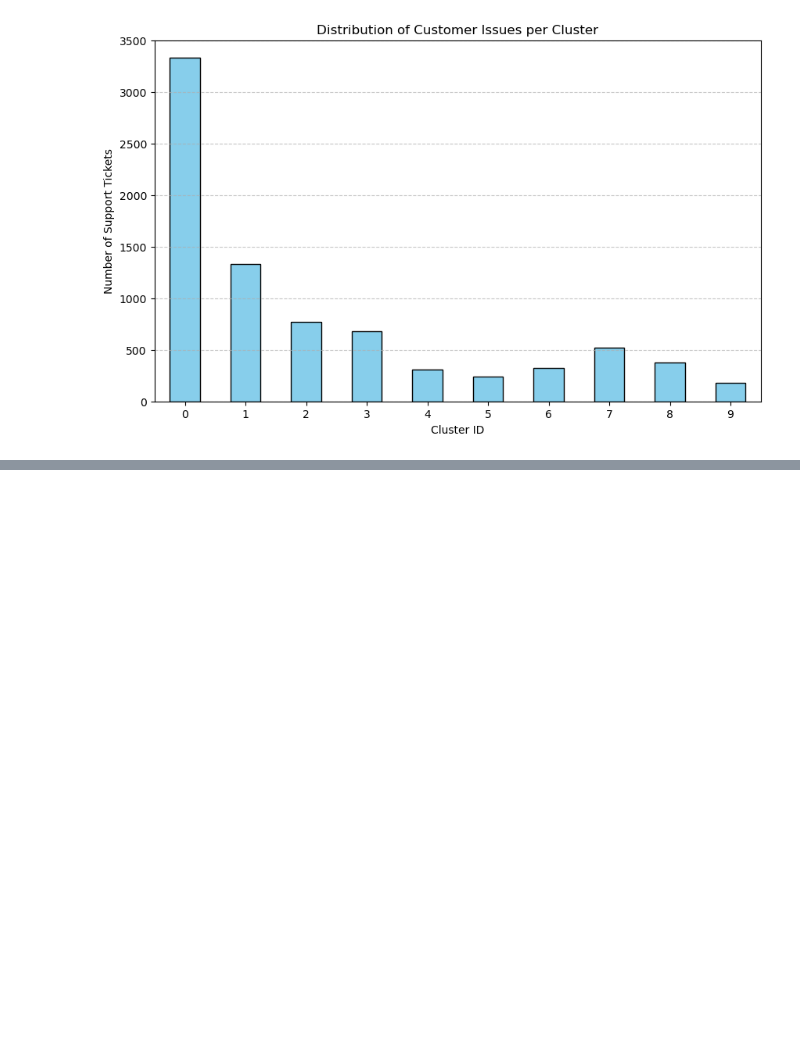
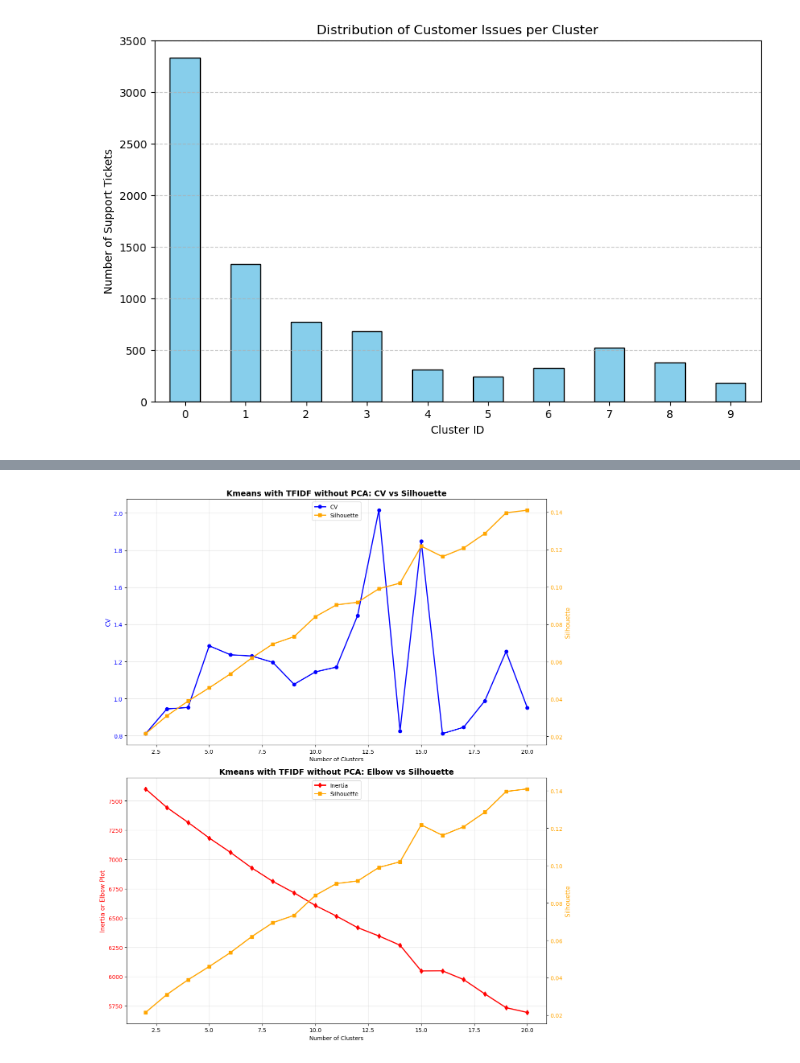
Before and after one commit to Razan-88/TextAnalytics-CW-Task4, a Jupyter notebook: analytics_pipeline/src/preprocessingAndModelling.ipynb, the cells around one changed output, grey strips where cells are left out. Saved outputs shown, nothing was run; the diff lists cells and outputs as text; code cells hidden in the pictures; blank space fills up the shorter version.

Commit message:
added kmeans + tfidf

```diff
--- a/analytics_pipeline/src/preprocessingAndModelling.ipynb
+++ b/analytics_pipeline/src/preprocessingAndModelling.ipynb
@@ -347,0 +368,2 @@ plt.show()
+# %%
+X_tfidf_raw = normalize(X).toarray()
@@ -347,0 +404,38 @@ plt.show()
+# %%
+def plot_combined_metrics(results, modelname):
+    k_list = results['k_list']
+    fig, (ax_cv, ax_elbow) = plt.subplots(2, 1, figsize=(12, 14))
+    color_cv = 'blue'
+    ax_cv.set_xlabel('Number of Clusters')
+    ax_cv.set_ylabel('CV', color=color_cv, fontsize=11)
+    ln1 = ax_cv.plot(k_list, results['cv'], 'o-', color=color_cv, label='CV', linewidth=2)
+    ax_cv.tick_params(axis='y', labelcolor=color_cv)
+    ax_cv_tw = ax_cv.twinx()
+    color_sil = 'orange'
+    ax_cv_tw.set_ylabel('Silhouette', color=color_sil, fontsize=11)
+    ln2 = ax_cv_tw.plot(k_list, results['silhouette'], 's-', color=color_sil, label='Silhouette', linewidth=2)
+    ax_cv_tw.tick_params(axis='y', labelcolor=color_sil)
+    ax_cv.set_title(f'Kmeans with {modelname}: CV vs Silhouette', fontsize=14, fontweight='bold')
+    ax_cv.grid(True, alpha=0.3)
+
+    lns_1 = ln1 + ln2
+    ax_cv.legend(lns_1, [l.get_label() for l in lns_1], loc='upper center')
+
+    color_elb = 'red'
+    ax_elbow.set_xlabel('Number of Clusters')
+    ax_elbow.set_ylabel('Inertia or Elbow Plot', color=color_elb, fontsize=11)
+    ln3 = ax_elbow.plot(k_list, results['inertia'], 'd-', color=color_elb, label='Inertia', linewidth=2)
+    ax_elbow.tick_params(axis='y', labelcolor=color_elb)
+
+    ax_elb_tw = ax_elbow.twinx()
+    ax_elb_tw.set_ylabel('Silhouette', color=color_sil, fontsize=11)
+    ln4 = ax_elb_tw.plot(k_list, results['silhouette'], 's-', color=color_sil, label='Silhouette', linewidth=2)
+    ax_elb_tw.tick_params(axis='y', labelcolor=color_sil)
+
+    ax_elbow.set_title(f'Kmeans with {modelname}: Elbow vs Silhouette', fontsize=14, fontweight='bold')
+    ax_elbow.grid(True, alpha=0.3)
+    lns_2 = ln3 + ln4
+    ax_elbow.legend(lns_2, [l.get_label() for l in lns_2], loc='upper center')
+
+    plt.tight_layout()
+    plt.show()
@@ -347,0 +486,3 @@ plt.show()
+# %%
+kvalues = range(2, 21)
+resultofrun = evaluate_k_range(X_tfidf_raw, kvalues)
@@ -347,0 +507,4 @@ plt.show()
+# %%
+plot_combined_metrics(resultofrun, 'TFIDF without PCA')
+# %% [output]
+[figure, added]
```
Also changed, not shown: parts of 27 cells of this notebook.
